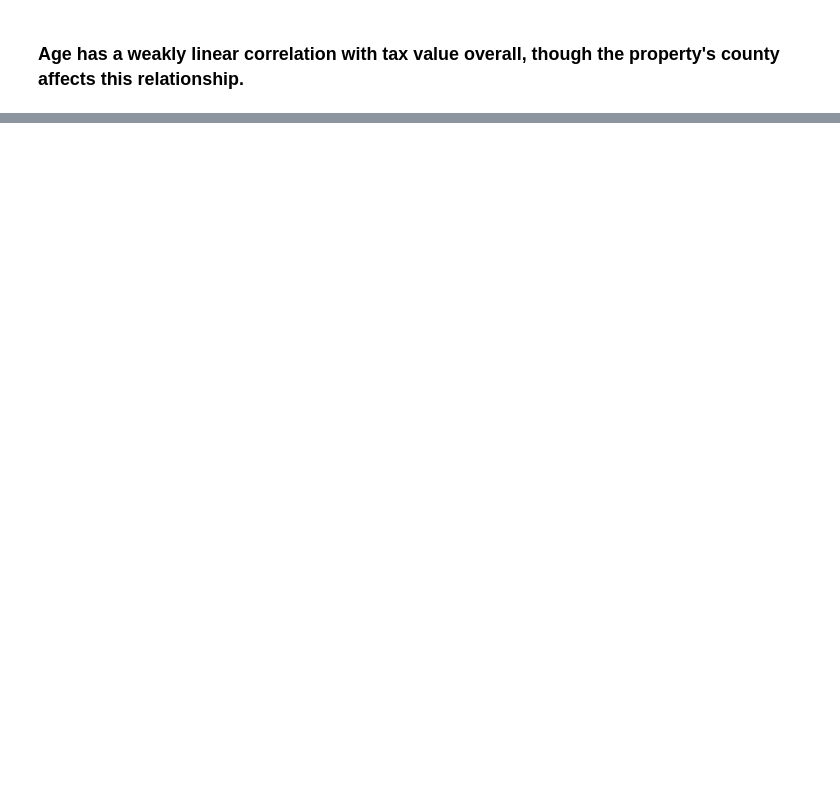
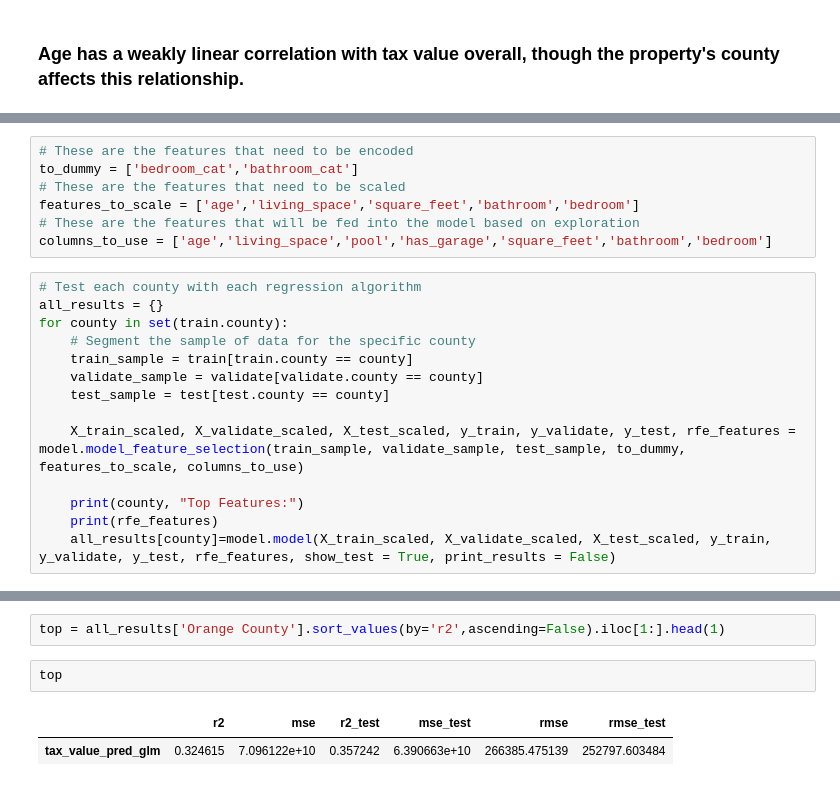
Before and after one commit to jesse-d-marder/regression-project, a Jupyter notebook: final_report.ipynb, the cells around one changed output, grey strips where cells are left out. Saved outputs shown, nothing was run; the diff lists cells and outputs as text; blank space fills up the shorter version.

```diff
--- a/final_report.ipynb
+++ b/final_report.ipynb
@@ -141,0 +150,21 @@ plt.show()
+# %%
+# These are the features that need to be encoded
+to_dummy = ['bedroom_cat','bathroom_cat']
+# These are the features that need to be scaled
+features_to_scale = ['age','living_space','square_feet','bathroom','bedroom']
+# These are the features that will be fed into the model based on exploration
+columns_to_use = ['age','living_space','pool','has_garage','square_feet','bathroom','bedroom']
+# %%
+# Test each county with each regression algorithm
+all_results = {}
+for county in set(train.county):
+    # Segment the sample of data for the specific county
+    train_sample = train[train.county == county]
+    validate_sample = validate[validate.county == county]
+    test_sample = test[test.county == county]
+
+    X_train_scaled, X_validate_scaled, X_test_scaled, y_train, y_validate, y_test, rfe_features = model.model_feature_selection(train_sample, validate_sample, test_sample, to_dummy, features_to_scale, columns_to_use)
+
+    print(county, "Top Features:")
+    print(rfe_features)
+    all_results[county]=model.model(X_train_scaled, X_validate_scaled, X_test_scaled, y_train, y_validate, y_test, rfe_features, show_test = True, print_results = False)
@@ -141,0 +203,7 @@ plt.show()
+# %%
+top = all_results['Orange County'].sort_values(by='r2',ascending=False).iloc[1:].head(1)
+# %%
+top
+# %% [output]
+|  | r2 | mse | r2_test | mse_test | rmse | rmse_test |
+| tax_value_pred_glm | 0.324615 | 7.096122e+10 | 0.357242 | 6.390663e+10 | 266385.475139 | 252797.603484 |
```
Also changed, not shown: parts of 14 cells of this notebook, 3 other files.
